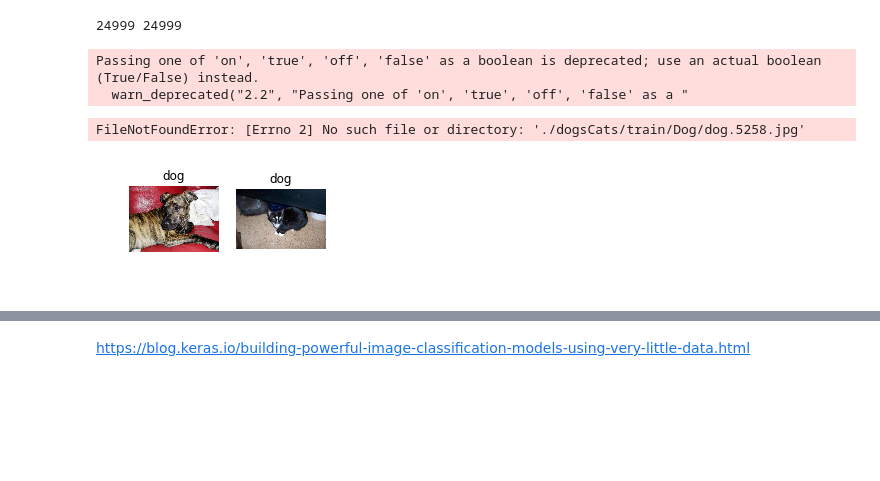
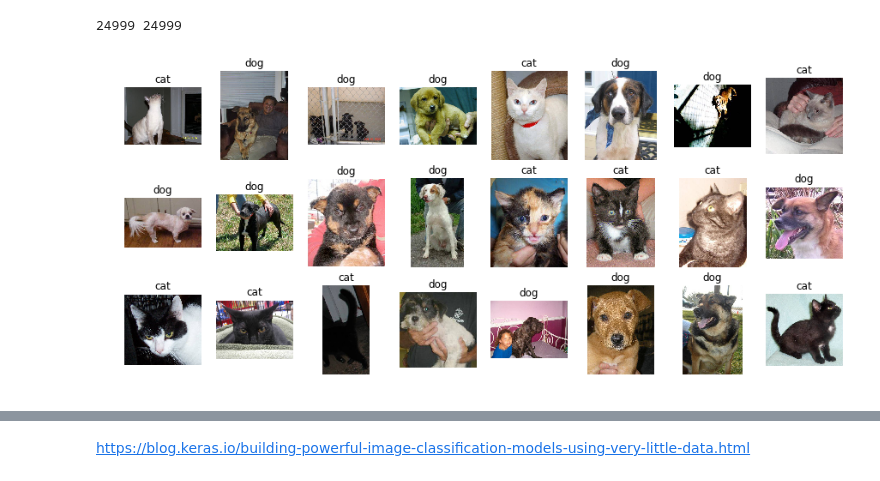
Before and after one commit to 42-AI/workshops_cv, a Jupyter notebook: Atelier-CV4/Cat_dog.ipynb, the cells around one changed output, grey strips where cells are left out. Drawn from its saved outputs; the diff is of its cells as text; code cells hidden in the pictures; blank space fills up the shorter version.

```diff
--- a/Atelier-CV4/Cat_dog.ipynb
+++ b/Atelier-CV4/Cat_dog.ipynb
@@ -177,26 +195,29 @@ def reduce_dataset(cut, nbImgs, lbls, imgs):
                 del imgs[ind]
     nbImgs = len(imgs)
     print (nbImgs)
+# %%
+imgs = []
+path = 'dogsCats/train/'
+for path, subdirs, files in os.walk(path):
+    for name in files:
+        imgs.append(os.path.join(path, name))
 # %%
 cols = 8
 rows = 3
 #pour allouer un cadre
 fig = plt.figure(figsize=(2 * cols - 1, 2.5 * rows - 1))
 for i in range(cols):
     for j in range(rows):
-        random_index = np.random.randint(0, len(y_train))
+        random_index = np.random.randint(0, len(imgs))
         #on place chacune des images sur le cadre
         ax = fig.add_subplot(rows, cols, i * rows + j + 1)
         ax.grid('off')
         ax.axis('off')
         ax.imshow(Image.open(imgs[random_index]))
-        ax.set_title('dog' if 'dog' in imgs[random_index] else 'cat')
+        ax.set_title('dog' if 'train/Dog' in imgs[random_index] else 'cat')
 plt.show()
 # %% [output]
-Passing one of 'on', 'true', 'off', 'false' as a boolean is deprecated; use an actual boolean (True/False) instead.
-  warn_deprecated("2.2", "Passing one of 'on', 'true', 'off', 'false' as a "
-FileNotFoundError: [Errno 2] No such file or directory: './dogsCats/train/Dog/dog.5258.jpg'
-[figure, old version]
+[figure, new version]
 # %%
 def plot_history(history):
     # historique pour l'accuracy
```
Also changed, not shown: parts of 17 cells of this notebook.
